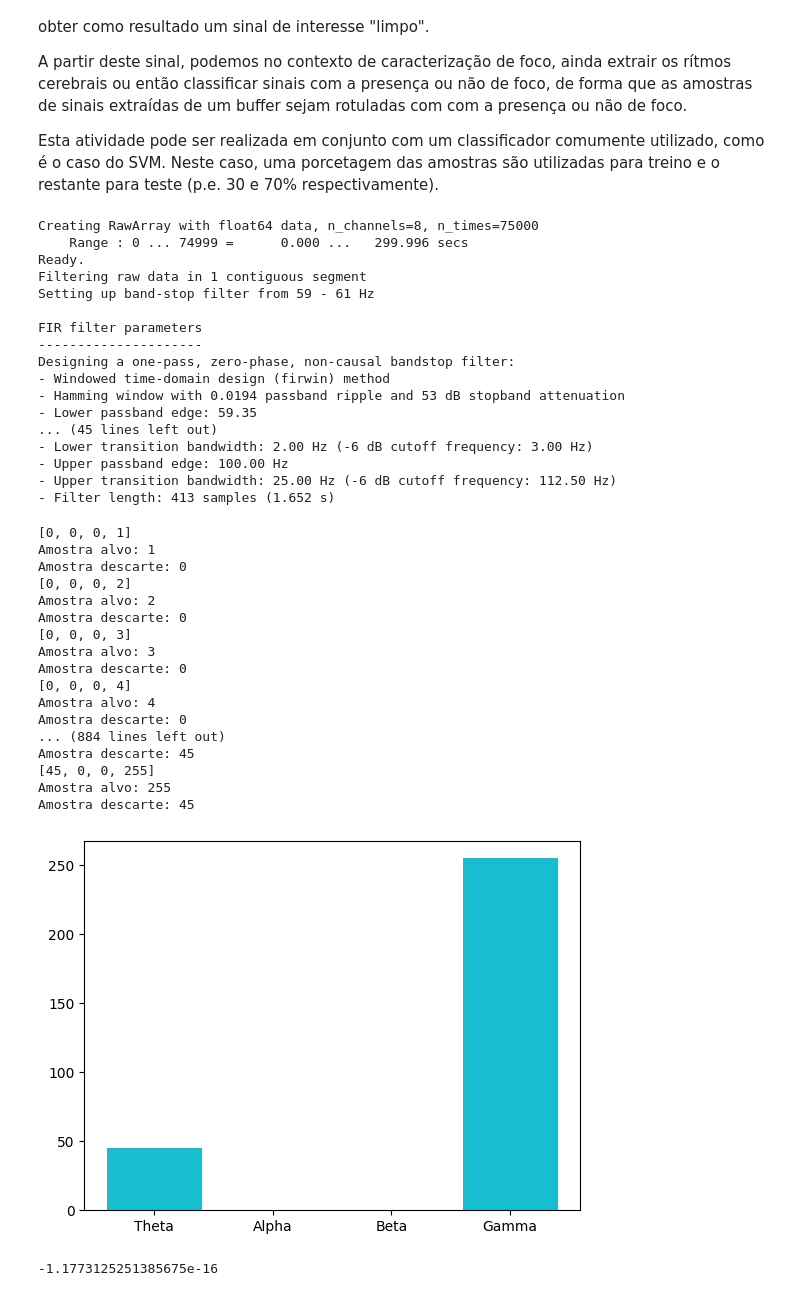
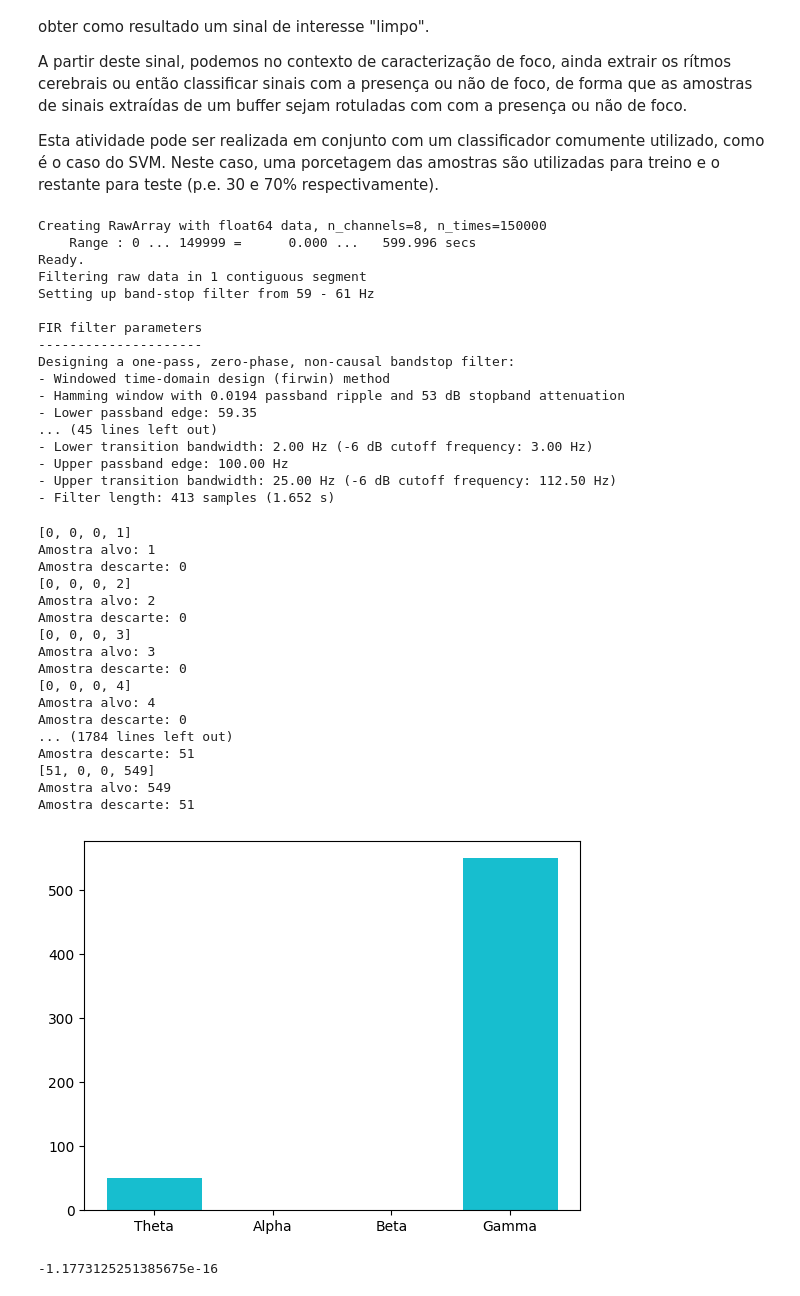
Before and after one commit to Thaynoanhit/Reconhecimento_De_Padroes, a Jupyter notebook: src/snr_feature.ipynb, the cells around one changed output. Cells and saved outputs as stored; diff of their text form; code cells hidden in the pictures.

```diff
--- a/src/snr_feature.ipynb
+++ b/src/snr_feature.ipynb
@@ -27,15 +27,15 @@ ch_names = ["F3", "Fz", "F4", "C3", "Cz", "C4", "P3", "P4"]
 info = mne.create_info(ch_names=ch_names, sfreq=sfreq, ch_types=ch_types)
 info.set_montage("standard_1020")
 
-# Leitura do dado basal (60 segundos) e amostra (5 minutos)
+# Leitura do dado basal (60 segundos) e amostra (10 minutos)
 
 basal = '../dataset/s5/tF/OpenBCI-RAW-2023-11-06_19-56-20.txt'
 basal_ob = np.loadtxt(basal, delimiter=',', skiprows=5, usecols=range(1, 9)).astype(np.float32)
 data_noise_basal = basal_ob[21150:36150,:]    # 60 segundos de basal
 
 inicio_amostra = sfreq * 120
-final_amostra = inicio_amostra + sfreq * 60 * 5
-data_amostra = basal_ob[inicio_amostra:final_amostra,:]      # 5 minutos de amostra
+final_amostra = inicio_amostra + sfreq * 60 * 10
+data_amostra = basal_ob[inicio_amostra:final_amostra,:]      # 10 minutos de amostra
 
 
 data_amostra_mne = mne.io.RawArray(data_amostra.T, info)
@@ -52,8 +52,8 @@ freqs, data_noise_basal_mne_dominio_frequencia = welch(data_noise_basal_mne.get_
 scaler = StandardScaler()
 fft_result_basal = scaler.fit_transform(data_noise_basal_mne_dominio_frequencia)
 # %% [output]
-Creating RawArray with float64 data, n_channels=8, n_times=75000
-    Range : 0 ... 74999 =      0.000 ...   299.996 secs
+Creating RawArray with float64 data, n_channels=8, n_times=150000
+    Range : 0 ... 149999 =      0.000 ...   599.996 secs
 Ready.
 Filtering raw data in 1 contiguous segment
 Setting up band-stop filter from 59 - 61 Hz
@@ -71,7 +71,7 @@ Designing a one-pass, zero-phase, non-causal bandstop filter:
 - Filter length: 413 samples (1.652 s)
 # %%
 sr = 250            # taxa de amostragem
-tamanho_amostra = 5 * 60
+tamanho_amostra = 10 * 60
 tamanho_amostra_pontos = tamanho_amostra * sr
 tamanho_buffer = 5
 tamanho_buffer_pontos = tamanho_buffer * sr
@@ -122,39 +122,39 @@ for i in range(0, data_amostra_mne.n_times, passo):
     alpha_idxs = np.where((freqs >= alpha_band[0]) & (freqs <= alpha_band[1]))[0]
     beta_idxs = np.where((freqs >= beta_band[0]) & (freqs <= beta_band[1]))[0]
     gamma_idxs = np.where((freqs >= gamma_band[0]) & (freqs <= gamma_band[1]))[0]
 
     # Calcular a potência em cada banda de frequência por meio da integração da PSD
     bands = [np.sum(psd_media[theta_idxs]), np.sum(psd_media[alpha_idxs]), np.sum(psd_media[beta_idxs]), np.sum(psd_media[gamma_idxs])]
     # calculando a pontuação de cada banda para mostrar a porcentagem futura
     results[np.argmax(bands)] += 1
     if np.argmax(bands) == 2 or np.argmax(bands) == 3:
         sample['f'].append(psd_media)
     else:
         sample['nf'].append(psd_media)
     print(results)
     plot = plt.bar(['Theta', 'Alpha', 'Beta', 'Gamma'], results)
 
     print("Amostra alvo: " + str(len(sample['f'])))
     print("Amostra descarte: " + str(len(sample['nf'])))
 # %% [output]
 [0, 0, 0, 1]
 Amostra alvo: 1
 Amostra descarte: 0
 [0, 0, 0, 2]
 Amostra alvo: 2
 Amostra descarte: 0
 [0, 0, 0, 3]
 Amostra alvo: 3
 Amostra descarte: 0
 [0, 0, 0, 4]
 Amostra alvo: 4
 Amostra descarte: 0
-... (884 lines left out)
-Amostra descarte: 45
-[45, 0, 0, 255]
-Amostra alvo: 255
-Amostra descarte: 45
+... (1784 lines left out)
+Amostra descarte: 51
+[51, 0, 0, 549]
+Amostra alvo: 549
+Amostra descarte: 51
-[figure, old version]
+[figure, new version]
 # %%
 # Estimando o ruído de fundo (utilizando o sinal basal)
 
```
Also changed, not shown: parts of 3 cells of this notebook.
